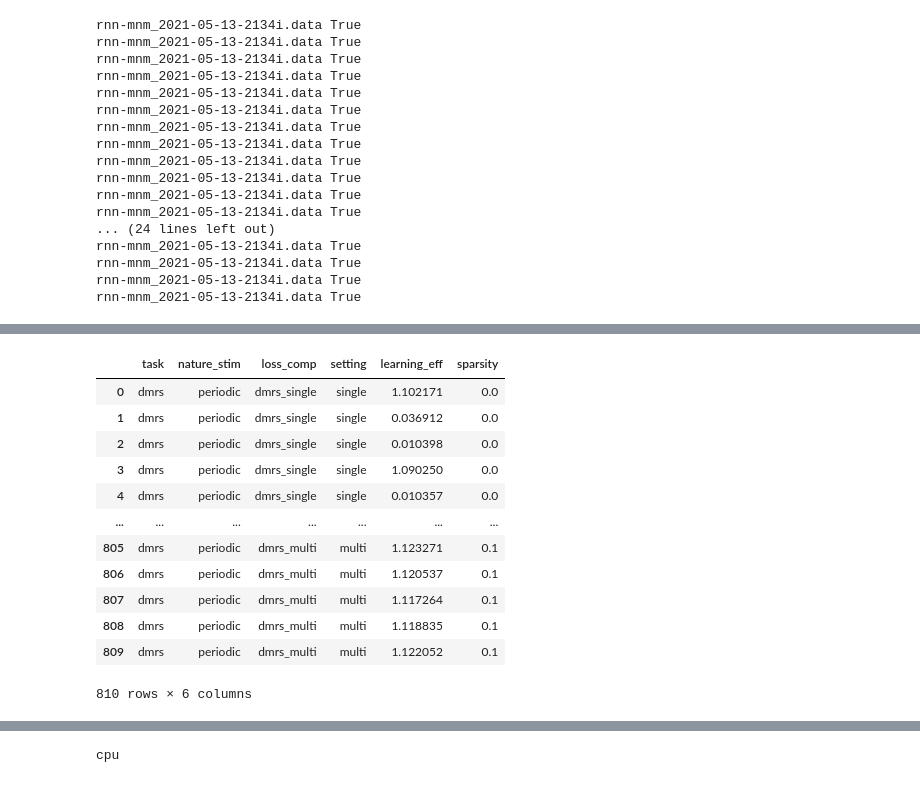
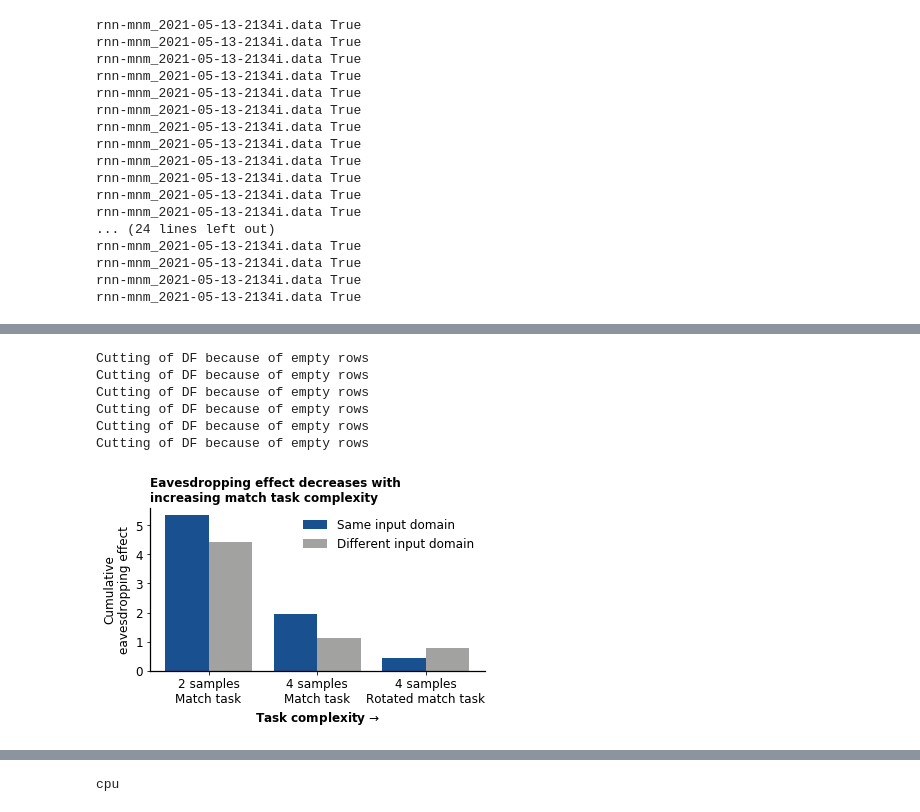
Before and after one commit to vdplasthijs/eavesdropping, a Jupyter notebook: multitasking learning for recurrent nets.ipynb, the cells around one changed output, grey strips where cells are left out. Drawn from its saved outputs; the diff is of its cells as text; code cells hidden in the pictures.

```diff
--- a/multitasking learning for recurrent nets.ipynb
+++ b/multitasking learning for recurrent nets.ipynb
@@ -669,19 +775,14 @@ Cutting of DF because of empty rows
-# %%
-df
-# %% [output]
-|  | task | nature_stim | loss_comp | setting | learning_eff | sparsity |
-| 0 | dmrs | periodic | dmrs_single | single | 1.102171 | 0.0 |
-| 1 | dmrs | periodic | dmrs_single | single | 0.036912 | 0.0 |
-| 2 | dmrs | periodic | dmrs_single | single | 0.010398 | 0.0 |
-| 3 | dmrs | periodic | dmrs_single | single | 1.090250 | 0.0 |
-| 4 | dmrs | periodic | dmrs_single | single | 0.010357 | 0.0 |
-| ... | ... | ... | ... | ... | ... | ... |
-| 805 | dmrs | periodic | dmrs_multi | multi | 1.123271 | 0.1 |
-| 806 | dmrs | periodic | dmrs_multi | multi | 1.120537 | 0.1 |
-| 807 | dmrs | periodic | dmrs_multi | multi | 1.117264 | 0.1 |
-| 808 | dmrs | periodic | dmrs_multi | multi | 1.118835 | 0.1 |
-| 809 | dmrs | periodic | dmrs_multi | multi | 1.122052 | 0.1 |
-810 rows × 6 columns
+# %%
+fig, ax = plt.subplots(1, 1, figsize=(6, 3))
+prm.plot_bar_plot_all_tasks(ax=ax, save_fig=False)
+# %% [output]
+Cutting of DF because of empty rows
+Cutting of DF because of empty rows
+Cutting of DF because of empty rows
+Cutting of DF because of empty rows
+Cutting of DF because of empty rows
+Cutting of DF because of empty rows
+[figure, added]
 # %%
 tmp_df = df[[x[:4] != 'pred' for x in df['loss_comp']]].groupby(['task', 'nature_stim', 'setting','sparsity']).mean()  # compute mean for each set of conditions [ across simulations]
 multi_rows = [True if x[2] == 'multi' else False for x in tmp_df.index]  # select multitask settings
```
Also changed, not shown: parts of 7 cells of this notebook, 6 other files.
